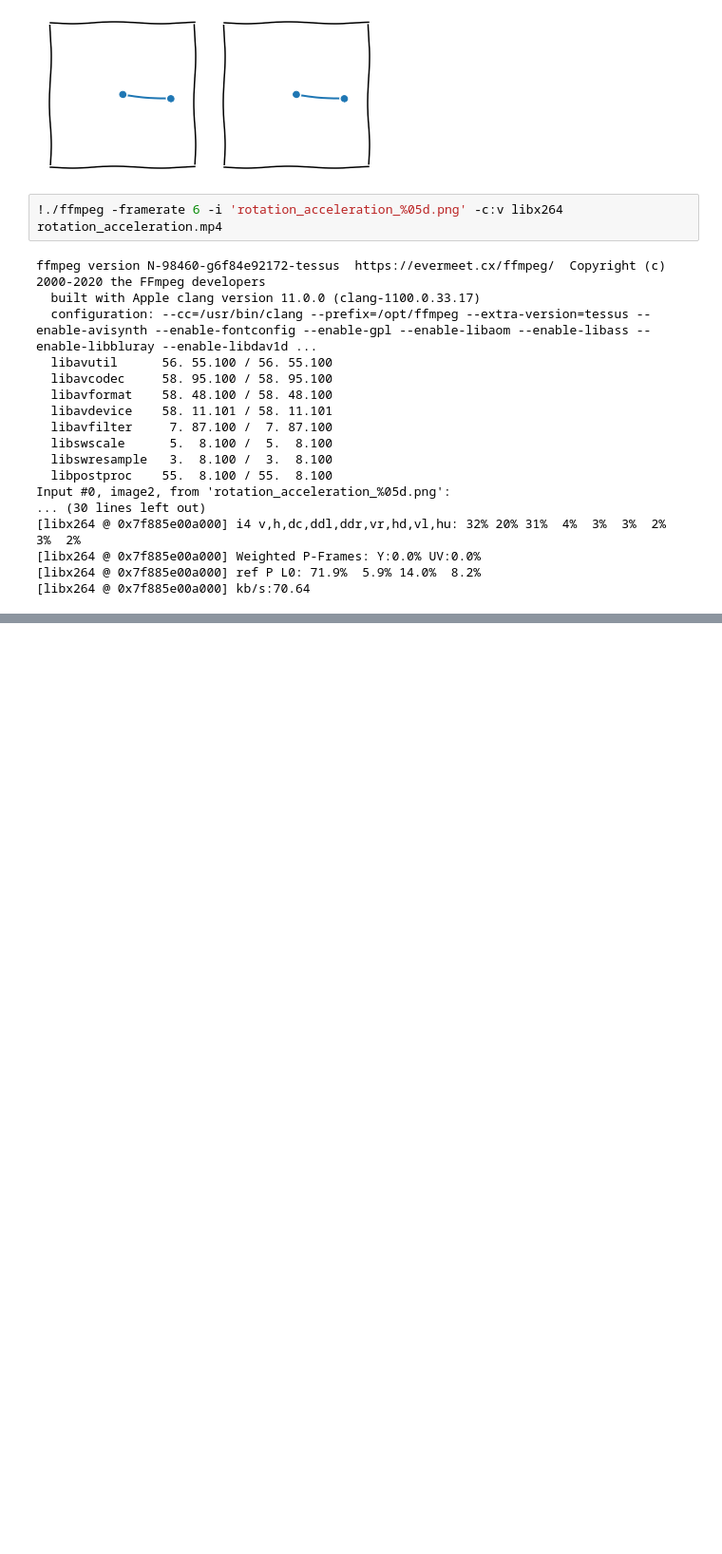
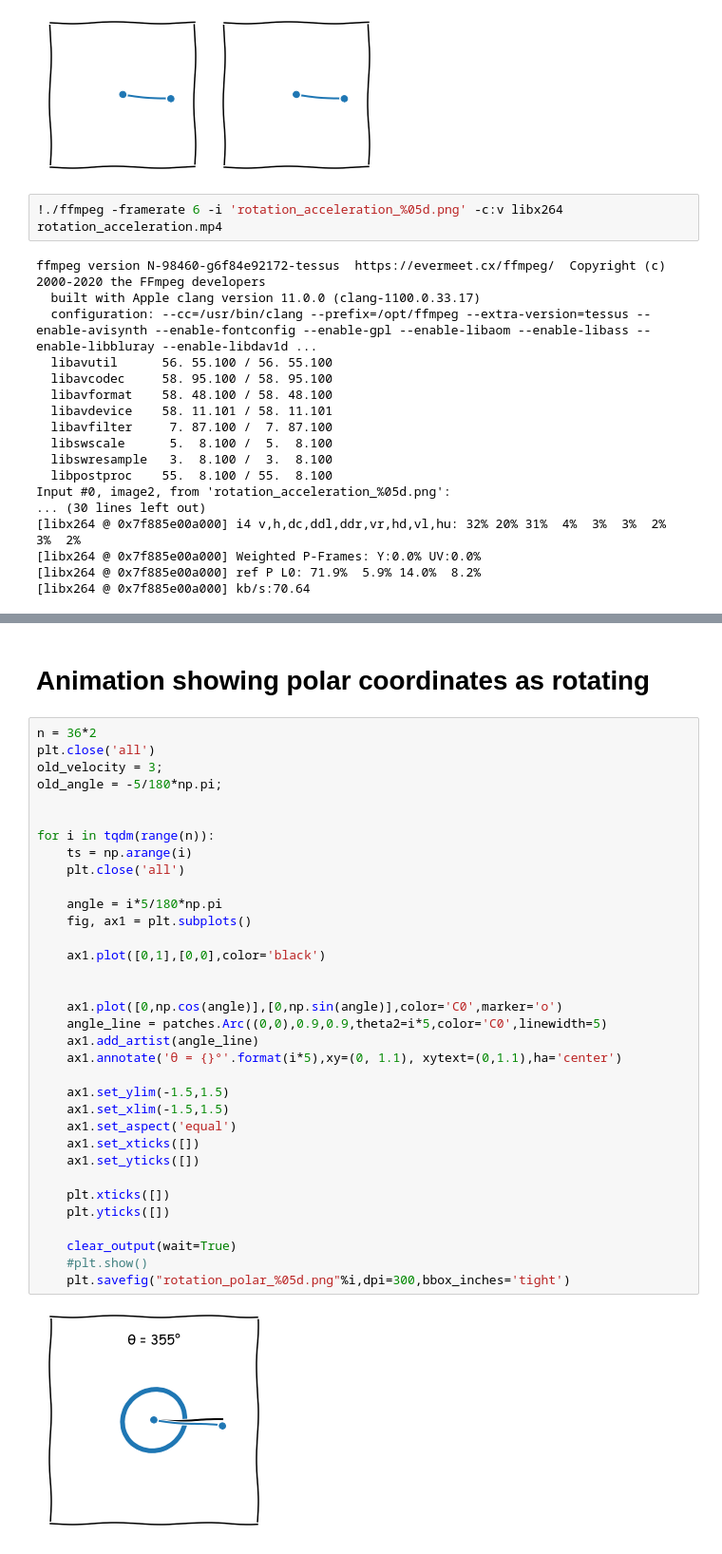
Before and after one commit to qbead/qbeadWebsite, a Jupyter notebook: projectfiles/programmed_animations/rotation2.ipynb, the cells around one changed output, grey strips where cells are left out. Shown at 95% size. Saved outputs shown, nothing was run; the diff lists cells and outputs as text; blank space fills up the shorter version.

```diff
--- a/projectfiles/programmed_animations/rotation2.ipynb
+++ b/projectfiles/programmed_animations/rotation2.ipynb
@@ -253,0 +301,38 @@ Input #0, image2, from 'rotation_acceleration_%05d.png':
+# %% [markdown]
+# Animation showing polar coordinates as rotating
+# %%
+n = 36*2
+plt.close('all')
+old_velocity = 3;
+old_angle = -5/180*np.pi;
+
+
+for i in tqdm(range(n)):
+    ts = np.arange(i)
+    plt.close('all')
+
+    angle = i*5/180*np.pi
+    fig, ax1 = plt.subplots()
+
+    ax1.plot([0,1],[0,0],color='black')
+
+
+    ax1.plot([0,np.cos(angle)],[0,np.sin(angle)],color='C0',marker='o')
+    angle_line = patches.Arc((0,0),0.9,0.9,theta2=i*5,color='C0',linewidth=5)
+    ax1.add_artist(angle_line)
+    ax1.annotate('θ = {}°'.format(i*5),xy=(0, 1.1), xytext=(0,1.1),ha='center')
+
+    ax1.set_ylim(-1.5,1.5)
+    ax1.set_xlim(-1.5,1.5)
+    ax1.set_aspect('equal')
+    ax1.set_xticks([])
+    ax1.set_yticks([])
+
+    plt.xticks([])
+    plt.yticks([])
+
+    clear_output(wait=True)
+    #plt.show()
+    plt.savefig("rotation_polar_%05d.png"%i,dpi=300,bbox_inches='tight')
+# %% [output]
+[figure, added]
```
Also changed, not shown: parts of 3 cells of this notebook.
